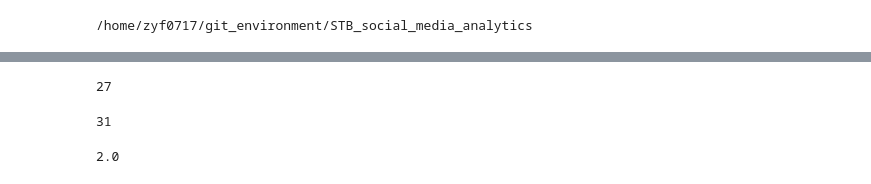
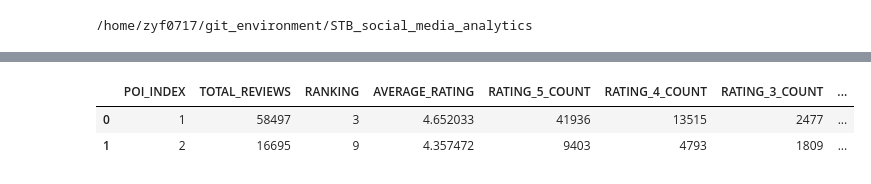
Before and after one commit to Pudgilicious/STB_social_media, a Jupyter notebook: tripadvisor/OOP_format.ipynb, the cells around one changed output, grey strips where cells are left out. Cells and saved outputs as stored; diff of their text form; code cells hidden in the pictures.

```diff
--- a/tripadvisor/OOP_format.ipynb
+++ b/tripadvisor/OOP_format.ipynb
@@ -256,14 +343,6 @@ class MyClass:
-# %%
-a = MyClass()
-a.age
-# %% [output]
-27
-# %%
-a.add_square_age(2)
-a.age
-# %% [output]
-31
-# %%
-MyClass.root(4)
-# %% [output]
-2.0
+# %%
+attributes
+# %% [output]
+|  | POI_INDEX | TOTAL_REVIEWS | RANKING | AVERAGE_RATING | RATING_5_COUNT | RATING_4_COUNT | RATING_3_COUNT | ... |
+| 0 | 1 | 58497 | 3 | 4.652033 | 41936 | 13515 | 2477 | ... |
+| 1 | 2 | 16695 | 9 | 4.357472 | 9403 | 4793 | 1809 | ... |
```
Also changed, not shown: parts of 8 cells of this notebook, 4 other files.
